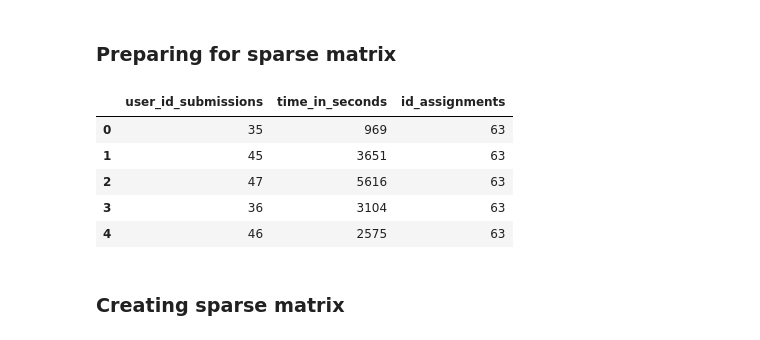
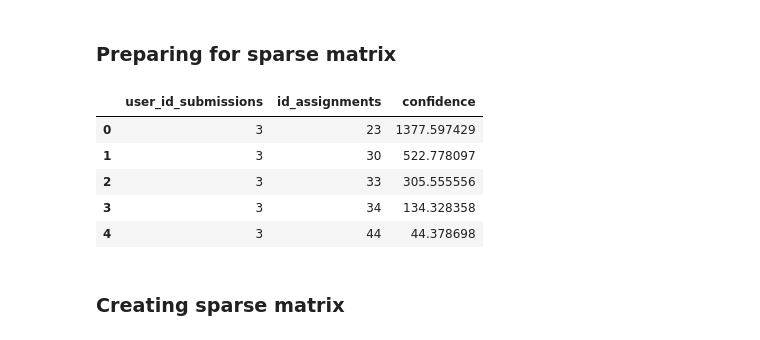
Before and after one commit to dctacademy/rec-sys-1, a Jupyter notebook: analysis/implicit/implicit-recsys-assign.ipynb, the cells around one changed output. Cells and saved outputs as stored; diff of their text form; code cells hidden in the pictures.

Commit message:
Added points, confidence as a metric

```diff
--- a/analysis/implicit/implicit-recsys-assign.ipynb
+++ b/analysis/implicit/implicit-recsys-assign.ipynb
@@ -46,7 +46,7 @@ submission_assignments = df_all['submissions'] \
 
 user_submissions.drop(['statement', 'output', 'language', 'created_at_submissions', 'updated_at_submissions', 'is_checked', 'body', 'url',
                        'created_at_assignments', 'updated_at_assignments', 'pass', 'fail', 'tagger_type', 'created_at', 'total', 'practice_id',
-                       'assignment_id', 'user_id_assignments', 'code', 'points_assignments', 'tagger_id', 'tag_id', 'source', 'input_size',
+                       'assignment_id', 'user_id_assignments', 'code', 'tagger_id', 'tag_id', 'source', 'input_size',
                        'taggable_type', 'approved', 'function_name', 'context', 'id_sub_ass_tag', 'taggings_count', 'is_allowed'], axis=1, inplace=True)
 # %%
 user_submissions.columns
@@ -126,6 +126,7 @@ Name: time_in_seconds, dtype: object
 # %% [markdown]
 ### Removing all submissions with time greater than 100,000 seconds
 # %%
-# mean = user_submissions['time_in_seconds'].mean()
-# user_submissions.loc[user_submissions.time_in_seconds > 100000, 'time_in_seconds'] = np.nan
-# user_submissions.fillna(mean, inplace=True)
+median = user_submissions['time_in_seconds'].median()
+user_submissions.loc[user_submissions.time_in_seconds > 100000, 'time_in_seconds'] = np.nan
+user_submissions.fillna(median, inplace=True)
+user_submissions['time_in_seconds'].describe().apply(lambda x: format(x, 'f'))
@@ -181,0 +195,9 @@ user_submissions.reset_index(inplace=True)
+# %%
+tags = user_submissions['name'].unique()
+tags.sort()
+tag_points = [10, 5, 15, 20, 15, 10, 25, 50, 20, 20, 100, 15, 20, 5, 5, 5, 75, 20, 15, 15, 5, 5, 10, 15, 5]
+
+mapping = dict(zip(tags, tag_points))
+user_submissions = user_submissions.replace({'name': mapping})
+user_submissions['confidence'] = ((user_submissions['points_submissions'] / user_submissions['points_assignments']) + (user_submissions['minutes'] / (user_submissions['time_in_seconds'] / 60))) * user_submissions['name']
+user_submissions.head()
@@ -182,16 +211,16 @@ user_submissions.reset_index(inplace=True)
 # %% [markdown]
 ### Preparing for sparse matrix
 # %%
-user_submissions = user_submissions[['user_id_submissions', 'time_in_seconds', 'id_assignments']]
+user_submissions = user_submissions.groupby(['user_id_submissions', 'id_assignments']).sum()['confidence'].reset_index()
 user_submissions.to_csv('user_submissions.csv', index=False)
 user_submissions.head()
 # %% [output]
-|  | user_id_submissions | time_in_seconds | id_assignments |
-| 0 | 35 | 969 | 63 |
-| 1 | 45 | 3651 | 63 |
-| 2 | 47 | 5616 | 63 |
-| 3 | 36 | 3104 | 63 |
-| 4 | 46 | 2575 | 63 |
+|  | user_id_submissions | id_assignments | confidence |
+| 0 | 3 | 23 | 1377.597429 |
+| 1 | 3 | 30 | 522.778097 |
+| 2 | 3 | 33 | 305.555556 |
+| 3 | 3 | 34 | 134.328358 |
+| 4 | 3 | 44 | 44.378698 |
 # %% [markdown]
 ### Creating sparse matrix
 # %%
```
Also changed, not shown: parts of 18 cells of this notebook, 4 other files.
